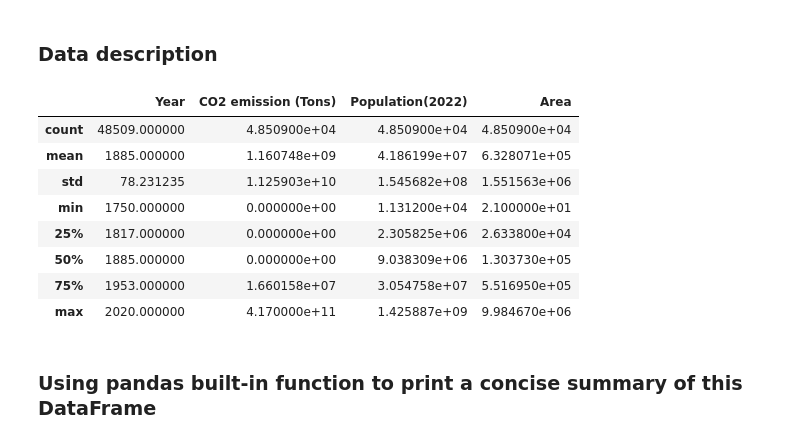
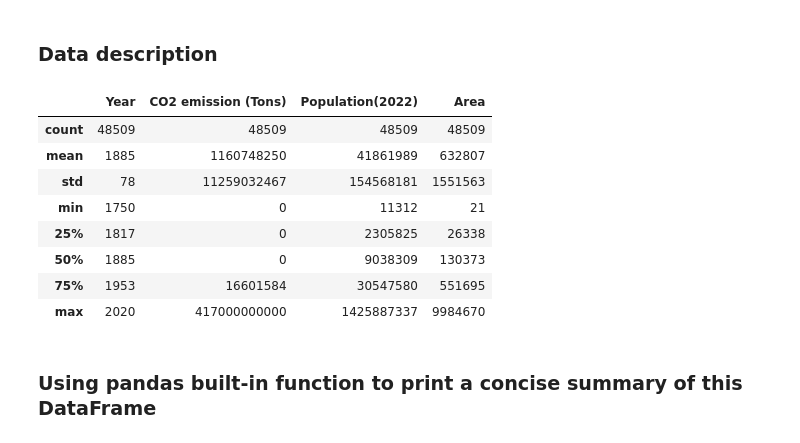
Before and after one commit to DanielBrechner/World-CO2-Emissions-Analysis, a Jupyter notebook: app.ipynb, the cells around one changed output. Cells and saved outputs as stored; diff of their text form; code cells hidden in the pictures.

```diff
--- a/app.ipynb
+++ b/app.ipynb
@@ -82,17 +82,17 @@ False
 # %% [markdown]
 ### Data description
 # %%
-df.describe()
+df.describe().astype('int64')
 # %% [output]
 |  | Year | CO2 emission (Tons) | Population(2022) | Area |
-| count | 48509.000000 | 4.850900e+04 | 4.850900e+04 | 4.850900e+04 |
-| mean | 1885.000000 | 1.160748e+09 | 4.186199e+07 | 6.328071e+05 |
-| std | 78.231235 | 1.125903e+10 | 1.545682e+08 | 1.551563e+06 |
-| min | 1750.000000 | 0.000000e+00 | 1.131200e+04 | 2.100000e+01 |
-| 25% | 1817.000000 | 0.000000e+00 | 2.305825e+06 | 2.633800e+04 |
-| 50% | 1885.000000 | 0.000000e+00 | 9.038309e+06 | 1.303730e+05 |
-| 75% | 1953.000000 | 1.660158e+07 | 3.054758e+07 | 5.516950e+05 |
-| max | 2020.000000 | 4.170000e+11 | 1.425887e+09 | 9.984670e+06 |
+| count | 48509 | 48509 | 48509 | 48509 |
+| mean | 1885 | 1160748250 | 41861989 | 632807 |
+| std | 78 | 11259032467 | 154568181 | 1551563 |
+| min | 1750 | 0 | 11312 | 21 |
+| 25% | 1817 | 0 | 2305825 | 26338 |
+| 50% | 1885 | 0 | 9038309 | 130373 |
+| 75% | 1953 | 16601584 | 30547580 | 551695 |
+| max | 2020 | 417000000000 | 1425887337 | 9984670 |
 # %% [markdown]
 ### Using pandas built-in function to print a concise summary of this DataFrame
 # %%
```
Also changed, not shown: parts of 5 cells of this notebook.
